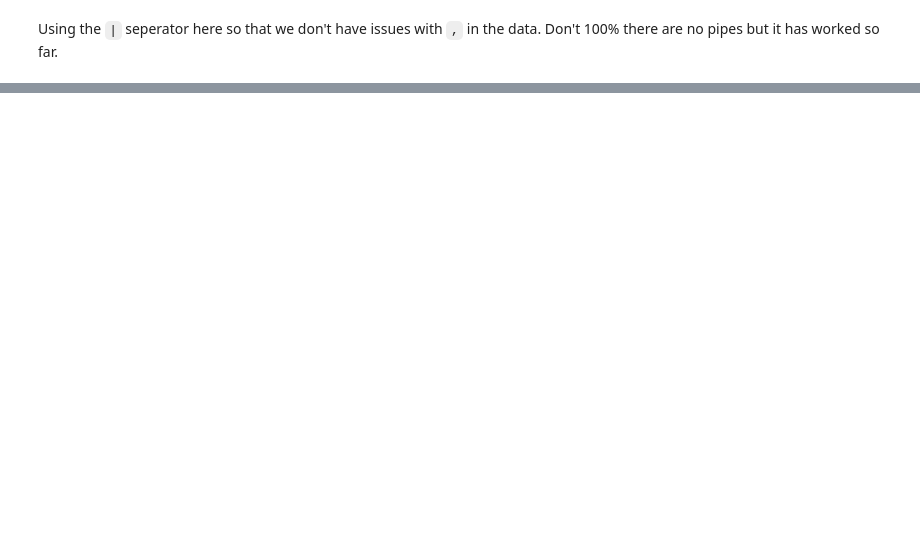
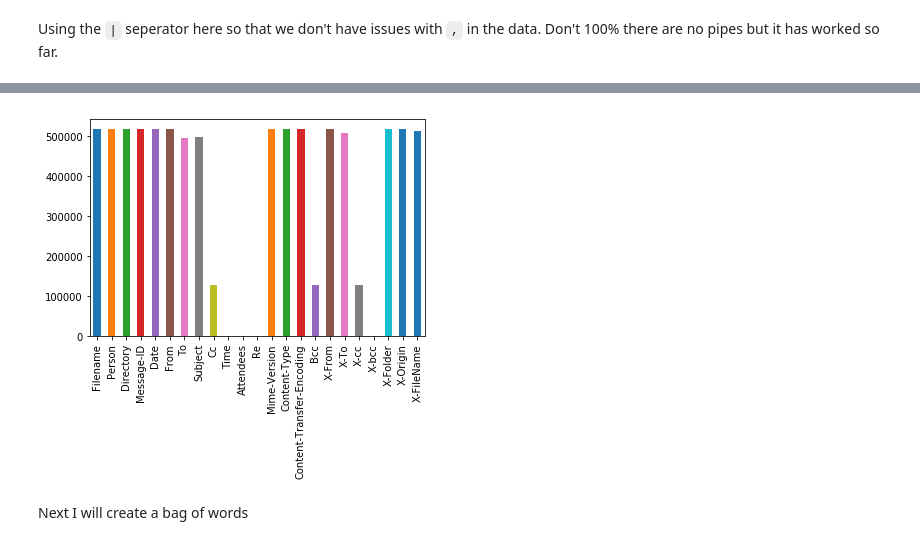
Before and after one commit to quintonweenink/ml-email-cyber-criminal-profiling, a Jupyter notebook: experiments/exploratoryDataAnalysis.ipynb, the cells around one changed output, grey strips where cells are left out. Cells and saved outputs as stored; diff of their text form; code cells hidden in the pictures; blank space fills up the shorter version.

```diff
--- a/experiments/exploratoryDataAnalysis.ipynb
+++ b/experiments/exploratoryDataAnalysis.ipynb
@@ -1,5 +1,30 @@
 # %% [markdown]
 Only reading in one email for now
 # %%
-emailDir = "../maildir/maildir"
-enroncsv = "../experiments/enron.csv"
+emailDir = "./maildir/maildir"
+enroncsv = "../experiments/enron-" + unicode(now.replace(microsecond=0)) + ".csv"
+# %%
+columns = ['Filename',
+            'Person',
+            'Directory',
+            'Message-ID',
+            'Date',
+            'From',
+            'To',
+            'Subject',
+            'Cc',
+            'Time',
+            'Attendees',
+            'Re',
+            'Mime-Version',
+            'Content-Type',
+            'Content-Transfer-Encoding',
+            'Bcc',
+            'X-From',
+            'X-To',
+            'X-cc',
+            'X-bcc',
+            'X-Folder',
+            'X-Origin',
+            'X-FileName']
+columns
@@ -78,7 +108,7 @@ with open(enroncsv, 'w') as csvfile:
 # %% [markdown]
 Using the `|` seperator here so that we don't have issues with `,` in the data. Don't 100% there are no pipes but it has worked so far.
 # %%
-df = pd.read_csv(enroncsv, names=columns, sep='|')
+df = pd.read_csv(enroncsv, names=columns, sep='|', low_memory=False)
 
-result = df.loc[df['To'] == 'pallen@enron.com']
+result = df.loc[df['Directory'] == None]
 result
@@ -84,0 +138,10 @@ result
+# %%
+import matplotlib.pyplot as plt
+
+plot = df.count().plot(kind='bar')
+
+plt.show()
+# %% [output]
+[figure, added]
+# %% [markdown]
+Next I will create a bag of words
```
Also changed, not shown: parts of 6 cells of this notebook, 2 other files.
